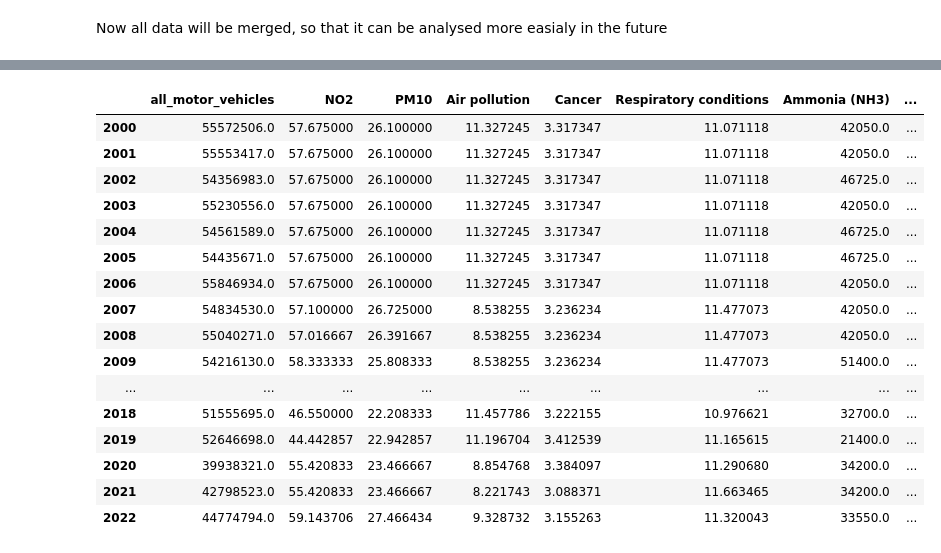
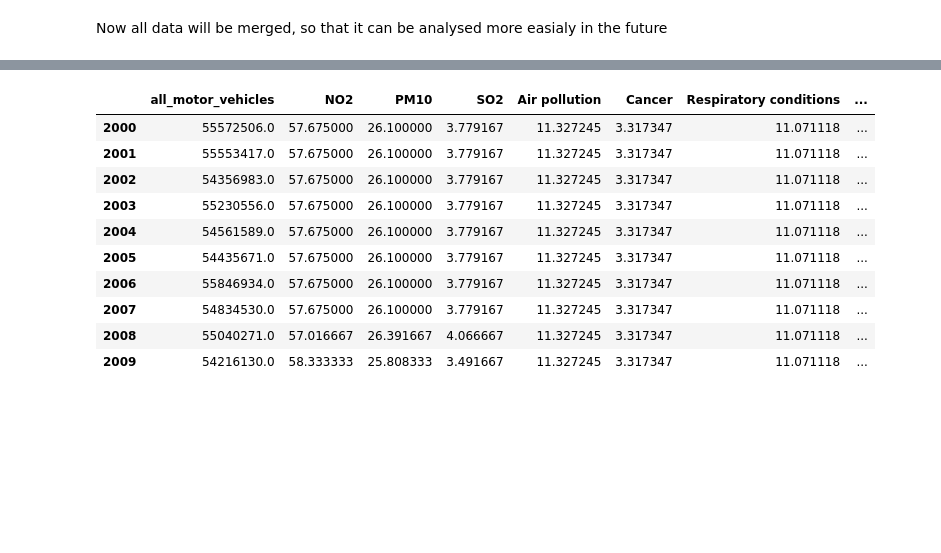
Before and after one commit to GuilhermeCasal/DataManagementFCD, a Jupyter notebook: env_analisys1.ipynb, the cells around one changed output, grey strips where cells are left out. Cells and saved outputs as stored; diff of their text form; code cells hidden in the pictures; blank space fills up the shorter version.

```diff
--- a/env_analisys1.ipynb
+++ b/env_analisys1.ipynb
@@ -196,7 +176,7 @@ data_air.rename(columns={"London Mean Roadside:Nitrogen Dioxide (ug/m3)":"NO2",
                         "London Mean Background:Ozone (ug/m3)" : "bg O3",
                          },inplace=True)
 
-data_air = data_air.loc[:,["Month","NO2","PM10"]]
+data_air = data_air.loc[:,["Month","NO2","PM10","SO2"]]
 
-data_air
+data_air.head()
 # %% [output]
@@ -281,5 +228,5 @@ Then we filter by the most relevant components and fill them with the K-Nearest
 # %%
-data_pol = data_pol.loc[:, ["Ammonia (NH3)", "Carbon dioxide (CO2)",
+data_pol = data_pol.loc[:, ["Ammonia (NH3)", "Sulphur oxides (SOX)",
                             "Methane (CH4)", "Nitrogen oxides (NOX)"]]
 data_pol
 # %% [output]
@@ -541,31 +478,25 @@ merged_df
 # %%
 # Reset the index of merged_df
 index = merged_df.index
 merged_df.reset_index(drop=True, inplace=True)
 
 # Initialize KNNImputer
 imputer = KNNImputer(n_neighbors=2)
 
 # Fill missing values using KNN
 merged_df = pd.DataFrame(imputer.fit_transform(merged_df), columns=merged_df.columns)
 
 merged_df = merged_df.set_index(index)
-merged_df
+merged_df.head(10)
 # %% [output]
-|  | all_motor_vehicles | NO2 | PM10 | Air pollution | Cancer | Respiratory conditions | Ammonia (NH3) | ... |
-| 2000 | 55572506.0 | 57.675000 | 26.100000 | 11.327245 | 3.317347 | 11.071118 | 42050.0 | ... |
-| 2001 | 55553417.0 | 57.675000 | 26.100000 | 11.327245 | 3.317347 | 11.071118 | 42050.0 | ... |
-| 2002 | 54356983.0 | 57.675000 | 26.100000 | 11.327245 | 3.317347 | 11.071118 | 46725.0 | ... |
-| 2003 | 55230556.0 | 57.675000 | 26.100000 | 11.327245 | 3.317347 | 11.071118 | 42050.0 | ... |
-| 2004 | 54561589.0 | 57.675000 | 26.100000 | 11.327245 | 3.317347 | 11.071118 | 46725.0 | ... |
-| 2005 | 54435671.0 | 57.675000 | 26.100000 | 11.327245 | 3.317347 | 11.071118 | 46725.0 | ... |
-| 2006 | 55846934.0 | 57.675000 | 26.100000 | 11.327245 | 3.317347 | 11.071118 | 42050.0 | ... |
-| 2007 | 54834530.0 | 57.100000 | 26.725000 | 8.538255 | 3.236234 | 11.477073 | 42050.0 | ... |
-| 2008 | 55040271.0 | 57.016667 | 26.391667 | 8.538255 | 3.236234 | 11.477073 | 42050.0 | ... |
-| 2009 | 54216130.0 | 58.333333 | 25.808333 | 8.538255 | 3.236234 | 11.477073 | 51400.0 | ... |
-| ... | ... | ... | ... | ... | ... | ... | ... | ... |
-| 2018 | 51555695.0 | 46.550000 | 22.208333 | 11.457786 | 3.222155 | 10.976621 | 32700.0 | ... |
-| 2019 | 52646698.0 | 44.442857 | 22.942857 | 11.196704 | 3.412539 | 11.165615 | 21400.0 | ... |
-| 2020 | 39938321.0 | 55.420833 | 23.466667 | 8.854768 | 3.384097 | 11.290680 | 34200.0 | ... |
-| 2021 | 42798523.0 | 55.420833 | 23.466667 | 8.221743 | 3.088371 | 11.663465 | 34200.0 | ... |
-| 2022 | 44774794.0 | 59.143706 | 27.466434 | 9.328732 | 3.155263 | 11.320043 | 33550.0 | ... |
+|  | all_motor_vehicles | NO2 | PM10 | SO2 | Air pollution | Cancer | Respiratory conditions | ... |
+| 2000 | 55572506.0 | 57.675000 | 26.100000 | 3.779167 | 11.327245 | 3.317347 | 11.071118 | ... |
+| 2001 | 55553417.0 | 57.675000 | 26.100000 | 3.779167 | 11.327245 | 3.317347 | 11.071118 | ... |
+| 2002 | 54356983.0 | 57.675000 | 26.100000 | 3.779167 | 11.327245 | 3.317347 | 11.071118 | ... |
+| 2003 | 55230556.0 | 57.675000 | 26.100000 | 3.779167 | 11.327245 | 3.317347 | 11.071118 | ... |
+| 2004 | 54561589.0 | 57.675000 | 26.100000 | 3.779167 | 11.327245 | 3.317347 | 11.071118 | ... |
+| 2005 | 54435671.0 | 57.675000 | 26.100000 | 3.779167 | 11.327245 | 3.317347 | 11.071118 | ... |
+| 2006 | 55846934.0 | 57.675000 | 26.100000 | 3.779167 | 11.327245 | 3.317347 | 11.071118 | ... |
+| 2007 | 54834530.0 | 57.675000 | 26.100000 | 3.779167 | 11.327245 | 3.317347 | 11.071118 | ... |
+| 2008 | 55040271.0 | 57.016667 | 26.391667 | 4.066667 | 11.327245 | 3.317347 | 11.071118 | ... |
+| 2009 | 54216130.0 | 58.333333 | 25.808333 | 3.491667 | 11.327245 | 3.317347 | 11.071118 | ... |
```
Also changed, not shown: parts of 24 cells of this notebook.
